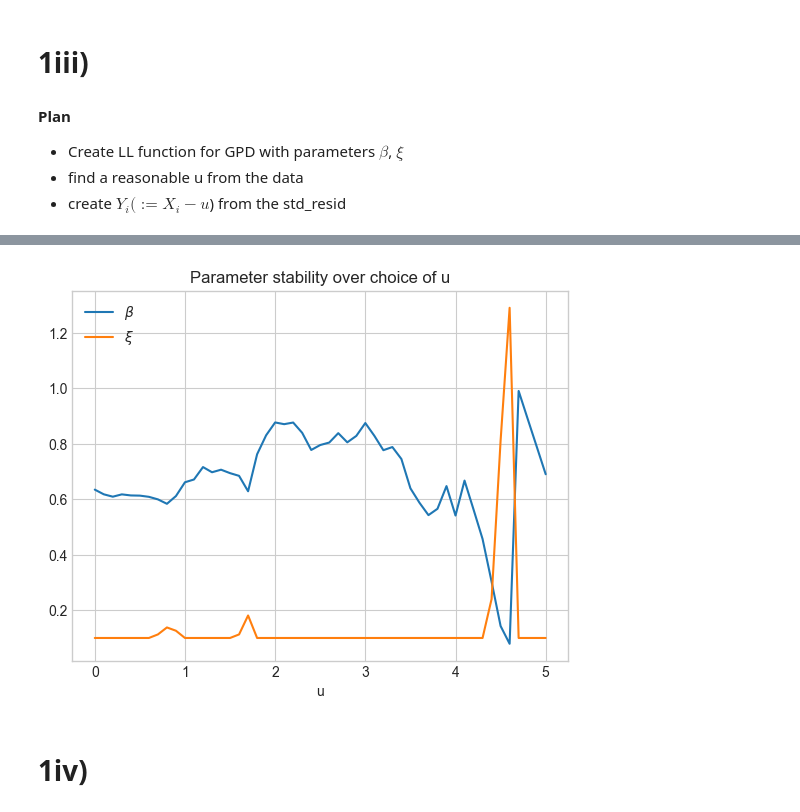
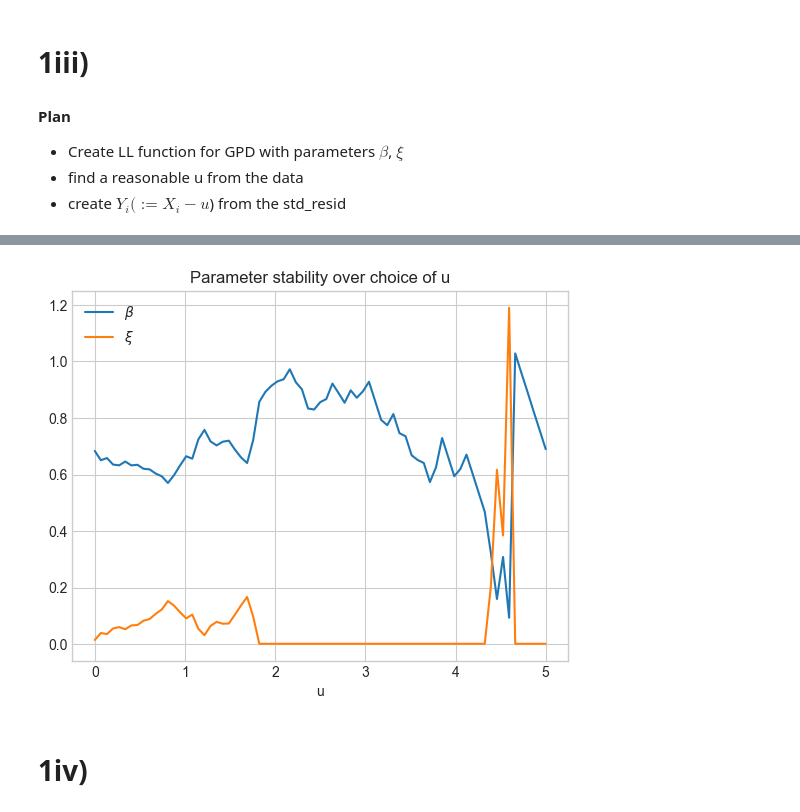
Before and after one commit to georgec123/qrm2, a Jupyter notebook: src/q1.ipynb, the cells around one changed output, grey strips where cells are left out. Drawn from its saved outputs; the diff is of its cells as text; code cells hidden in the pictures.

```diff
--- a/src/q1.ipynb
+++ b/src/q1.ipynb
@@ -152,19 +152,19 @@ beta=0.661
 [figure]
 # %%
 # check the stability of xis over choice of u
-us = np.linspace(0, 5, 51)
+us = np.linspace(0, 5, 75)
 xis_betas = np.array([bt.fit_gpd(std_resid, u) for u in us])
 
 ax = plt.plot(us, xis_betas[:,1], label=r'$\beta$');
 ax = plt.plot(us, xis_betas[:,0], label=r'$\xi$', );
 plt.title("Parameter stability over choice of u")
 plt.xlabel('u')
 plt.legend()
 plt.savefig('../plots/iii/iii_3.png')
 
 plt.show()
 # %% [output]
-[figure, old version]
+[figure, new version]
 # %% [markdown]
 # 1iv)
 # %% [markdown]
```
Also changed, not shown: parts of 3 cells of this notebook, 9 other files.
